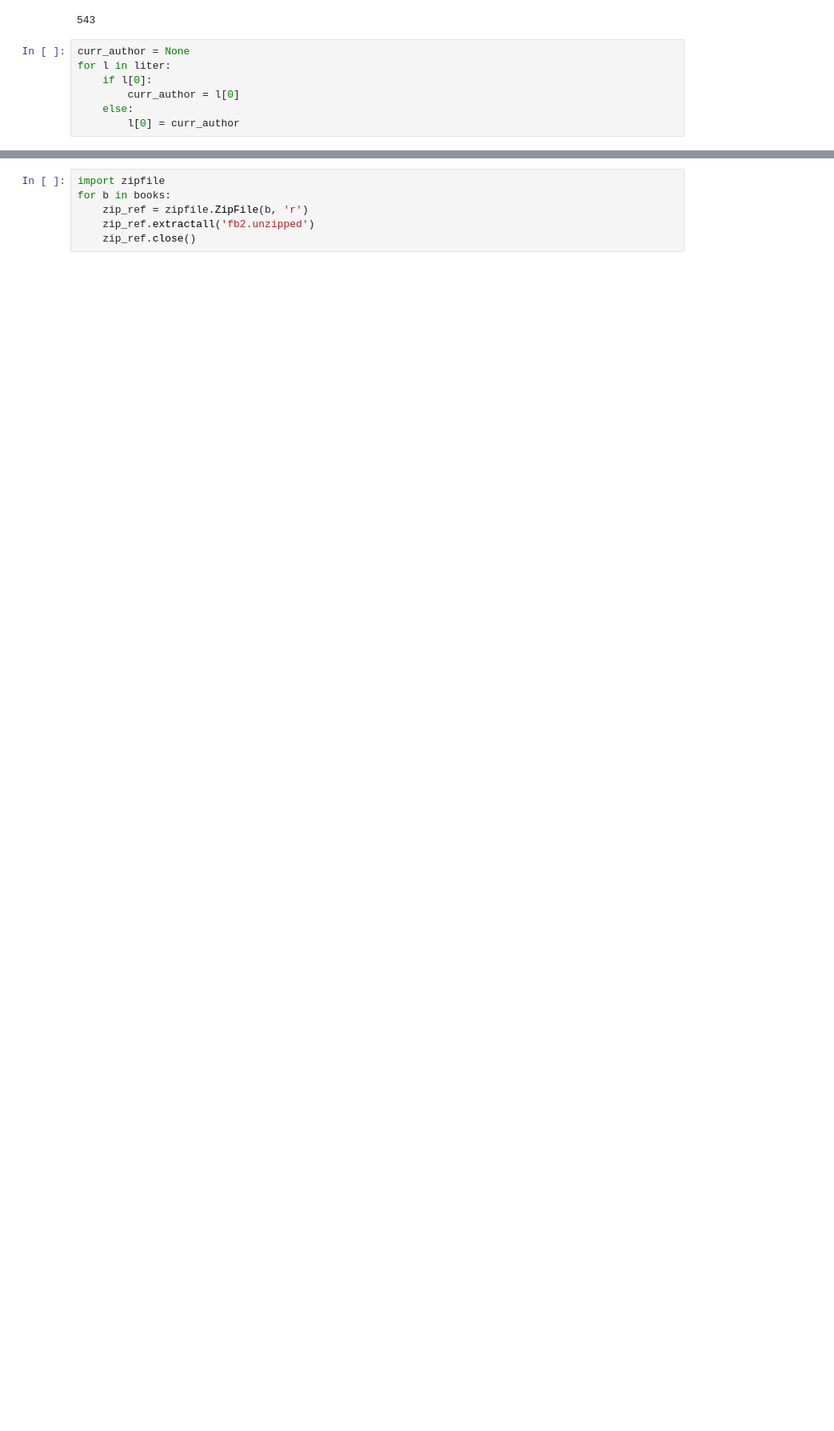
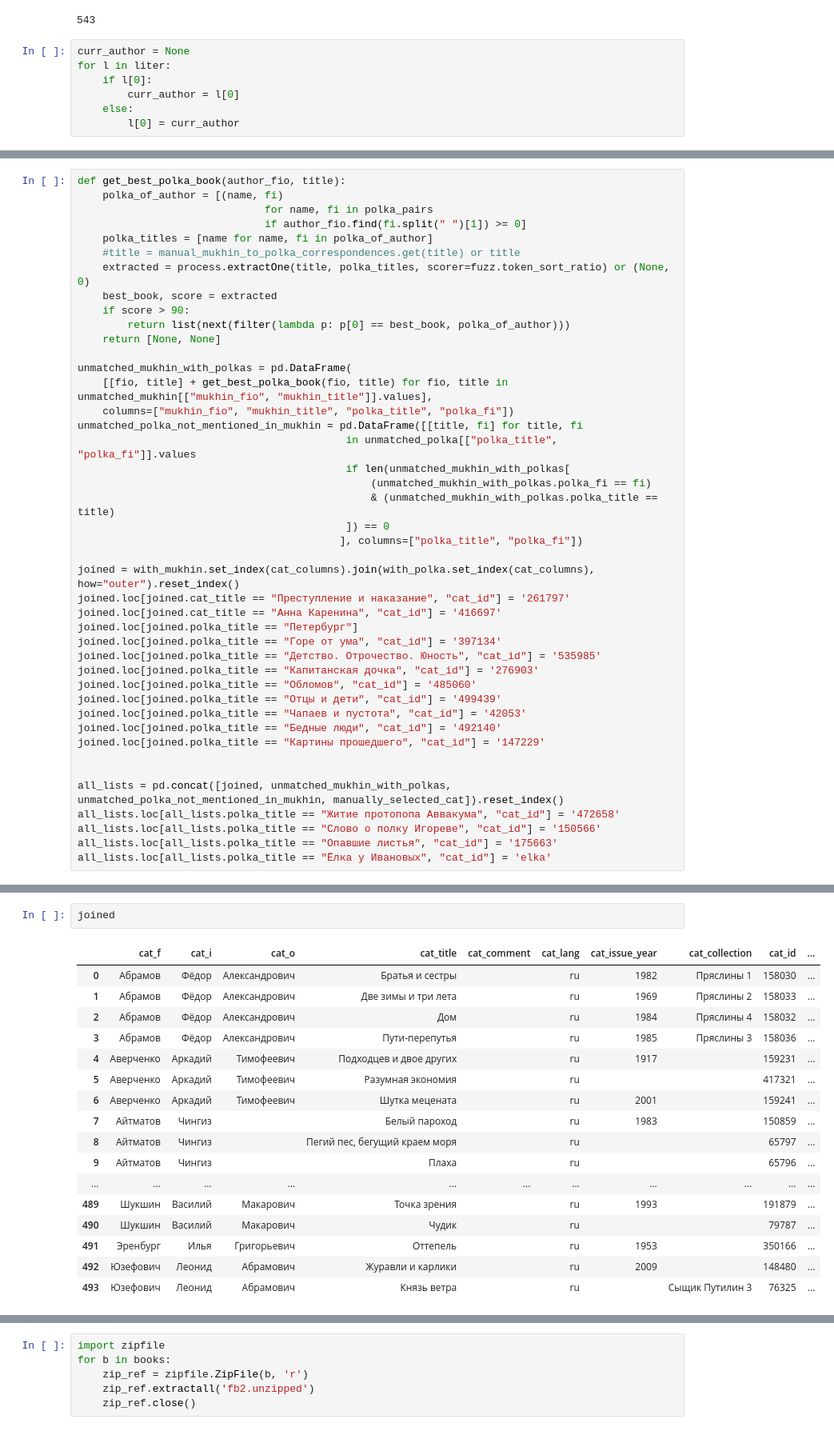
Before and after one commit to a10nik/pb-stylistic, a Jupyter notebook: select-books.ipynb, the cells around one changed output, grey strips where cells are left out. Shown at 80% size. Cells and saved outputs as stored; diff of their text form; blank space fills up the shorter version.

```diff
--- a/select-books.ipynb
+++ b/select-books.ipynb
@@ -100,0 +98,43 @@ urls
+# %%
+def get_best_polka_book(author_fio, title):
+    polka_of_author = [(name, fi)
+                              for name, fi in polka_pairs
+                              if author_fio.find(fi.split(" ")[1]) >= 0]
+    polka_titles = [name for name, fi in polka_of_author]
+    #title = manual_mukhin_to_polka_correspondences.get(title) or title
+    extracted = process.extractOne(title, polka_titles, scorer=fuzz.token_sort_ratio) or (None, 0)
+    best_book, score = extracted
+    if score > 90:
+        return list(next(filter(lambda p: p[0] == best_book, polka_of_author)))
+    return [None, None]
+
+unmatched_mukhin_with_polkas = pd.DataFrame(
+    [[fio, title] + get_best_polka_book(fio, title) for fio, title in unmatched_mukhin[["mukhin_fio", "mukhin_title"]].values],
+    columns=["mukhin_fio", "mukhin_title", "polka_title", "polka_fi"])
+unmatched_polka_not_mentioned_in_mukhin = pd.DataFrame([[title, fi] for title, fi
+                                           in unmatched_polka[["polka_title", "polka_fi"]].values
+                                           if len(unmatched_mukhin_with_polkas[
+                                               (unmatched_mukhin_with_polkas.polka_fi == fi)
+                                               & (unmatched_mukhin_with_polkas.polka_title == title)
+                                           ]) == 0
+                                          ], columns=["polka_title", "polka_fi"])
+
+joined = with_mukhin.set_index(cat_columns).join(with_polka.set_index(cat_columns), how="outer").reset_index()
+joined.loc[joined.cat_title == "Преступление и наказание", "cat_id"] = '261797'
+joined.loc[joined.cat_title == "Анна Каренина", "cat_id"] = '416697'
+joined.loc[joined.polka_title == "Петербург"]
+joined.loc[joined.polka_title == "Горе от ума", "cat_id"] = '397134'
+joined.loc[joined.polka_title == "Детство. Отрочество. Юность", "cat_id"] = '535985'
+joined.loc[joined.polka_title == "Капитанская дочка", "cat_id"] = '276903'
+joined.loc[joined.polka_title == "Обломов", "cat_id"] = '485060'
+joined.loc[joined.polka_title == "Отцы и дети", "cat_id"] = '499439'
+joined.loc[joined.polka_title == "Чапаев и пустота", "cat_id"] = '42053'
+joined.loc[joined.polka_title == "Бедные люди", "cat_id"] = '492140'
+joined.loc[joined.polka_title == "Картины прошедшего", "cat_id"] = '147229'
+
+
+all_lists = pd.concat([joined, unmatched_mukhin_with_polkas, unmatched_polka_not_mentioned_in_mukhin, manually_selected_cat]).reset_index()
+all_lists.loc[all_lists.polka_title == "Житие протопопа Аввакума", "cat_id"] = '472658'
+all_lists.loc[all_lists.polka_title == "Слово о полку Игореве", "cat_id"] = '150566'
+all_lists.loc[all_lists.polka_title == "Опавшие листья", "cat_id"] = '175663'
+all_lists.loc[all_lists.polka_title == "Ёлка у Ивановых", "cat_id"] = 'elka'
@@ -137,0 +208,20 @@ Charskaya_Smelaya-zhizn.yH3xjw.144277.fb2.zip
+# %%
+joined
+# %% [output]
+|  | cat_f | cat_i | cat_o | cat_title | cat_comment | cat_lang | cat_issue_year | cat_collection | cat_id | ... |
+| 0 | Абрамов | Фёдор | Александрович | Братья и сестры |  | ru | 1982 | Пряслины 1 | 158030 | ... |
+| 1 | Абрамов | Фёдор | Александрович | Две зимы и три лета |  | ru | 1969 | Пряслины 2 | 158033 | ... |
+| 2 | Абрамов | Фёдор | Александрович | Дом |  | ru | 1984 | Пряслины 4 | 158032 | ... |
+| 3 | Абрамов | Фёдор | Александрович | Пути-перепутья |  | ru | 1985 | Пряслины 3 | 158036 | ... |
+| 4 | Аверченко | Аркадий | Тимофеевич | Подходцев и двое других |  | ru | 1917 |  | 159231 | ... |
+| 5 | Аверченко | Аркадий | Тимофеевич | Разумная экономия |  | ru |  |  | 417321 | ... |
+| 6 | Аверченко | Аркадий | Тимофеевич | Шутка мецената |  | ru | 2001 |  | 159241 | ... |
+| 7 | Айтматов | Чингиз |  | Белый пароход |  | ru | 1983 |  | 150859 | ... |
+| 8 | Айтматов | Чингиз |  | Пегий пес, бегущий краем моря |  | ru |  |  | 65797 | ... |
+| 9 | Айтматов | Чингиз |  | Плаха |  | ru |  |  | 65796 | ... |
+| ... | ... | ... | ... | ... | ... | ... | ... | ... | ... | ... |
+| 489 | Шукшин | Василий | Макарович | Точка зрения |  | ru | 1993 |  | 191879 | ... |
+| 490 | Шукшин | Василий | Макарович | Чудик |  | ru |  |  | 79787 | ... |
+| 491 | Эренбург | Илья | Григорьевич | Оттепель |  | ru | 1953 |  | 350166 | ... |
+| 492 | Юзефович | Леонид | Абрамович | Журавли и карлики |  | ru | 2009 |  | 148480 | ... |
+| 493 | Юзефович | Леонид | Абрамович | Князь ветра |  | ru |  | Сыщик Путилин 3 | 76325 | ... |
```
Also changed, not shown: parts of 33 cells of this notebook, 14 other files.
